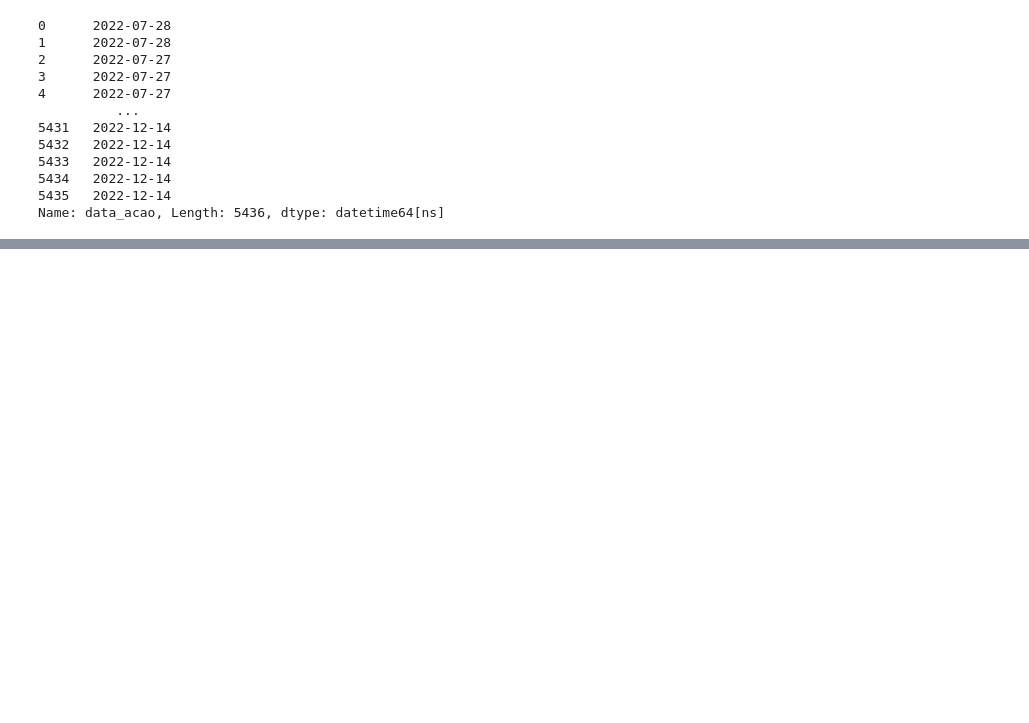
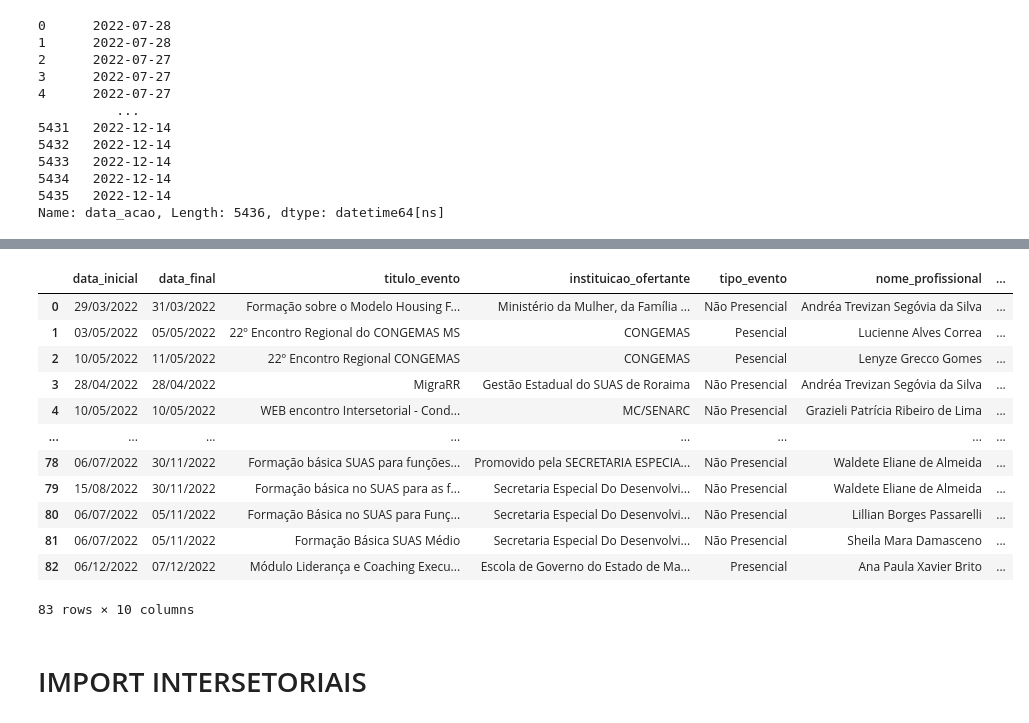
Before and after one commit to roversoncosta/registroSuas, a Jupyter notebook: jupyter.ipynb, the cells around one changed output, grey strips where cells are left out. Cells and saved outputs as stored; diff of their text form; code cells hidden in the pictures; blank space fills up the shorter version.

```diff
--- a/jupyter.ipynb
+++ b/jupyter.ipynb
@@ -176,0 +248,17 @@ data_atnp.loc[data_atnp['email'].isna()]
+# %%
+us = pd.read_csv('users.csv', sep=';' ,usecols=['full_name','email'])
+data = pd.merge(df_evento, us, how='left', left_on='nome_profissional', right_on='full_name')
+# %% [output]
+|  | data_inicial | data_final | titulo_evento | instituicao_ofertante | tipo_evento | nome_profissional | ... |
+| 0 | 29/03/2022 | 31/03/2022 | Formação sobre o Modelo Housing F... | Ministério da Mulher, da Família ... | Não Presencial | Andréa Trevizan Segóvia da Silva | ... |
+| 1 | 03/05/2022 | 05/05/2022 | 22º Encontro Regional do CONGEMAS MS | CONGEMAS | Pesencial | Lucienne Alves Correa | ... |
+| 2 | 10/05/2022 | 11/05/2022 | 22º Encontro Regional CONGEMAS | CONGEMAS | Pesencial | Lenyze Grecco Gomes | ... |
+| 3 | 28/04/2022 | 28/04/2022 | MigraRR | Gestão Estadual do SUAS de Roraima | Não Presencial | Andréa Trevizan Segóvia da Silva | ... |
+| 4 | 10/05/2022 | 10/05/2022 | WEB encontro Intersetorial - Cond... | MC/SENARC | Não Presencial | Grazieli Patrícia Ribeiro de Lima | ... |
+| ... | ... | ... | ... | ... | ... | ... | ... |
+| 78 | 06/07/2022 | 30/11/2022 | Formação básica SUAS para funções... | Promovido pela SECRETARIA ESPECIA... | Não Presencial | Waldete Eliane de Almeida | ... |
+| 79 | 15/08/2022 | 30/11/2022 | Formação básica no SUAS para as f... | Secretaria Especial Do Desenvolvi... | Não Presencial | Waldete Eliane de Almeida | ... |
+| 80 | 06/07/2022 | 05/11/2022 | Formação Básica no SUAS para Funç... | Secretaria Especial Do Desenvolvi... | Não Presencial | Lillian Borges Passarelli | ... |
+| 81 | 06/07/2022 | 05/11/2022 | Formação Básica SUAS Médio | Secretaria Especial Do Desenvolvi... | Não Presencial | Sheila Mara Damasceno | ... |
+| 82 | 06/12/2022 | 07/12/2022 | Módulo Liderança e Coaching Execu... | Escola de Governo do Estado de Ma... | Presencial | Ana Paula Xavier Brito | ... |
+83 rows × 10 columns
@@ -176,0 +328,2 @@ data_atnp.loc[data_atnp['email'].isna()]
+# %% [markdown]
+# IMPORT INTERSETORIAIS
```
Also changed, not shown: parts of 9 cells of this notebook, 21 other files.
